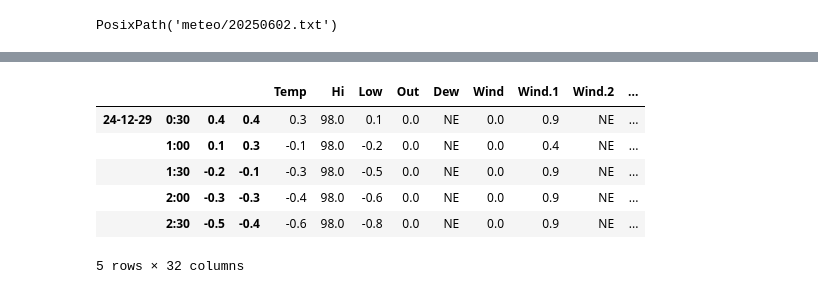
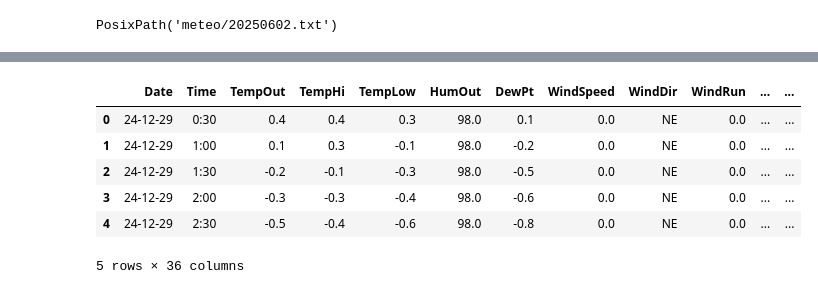
Before and after one commit to grzanka/hpda-2025, a Jupyter notebook: intro_dask.ipynb, the cells around one changed output, grey strips where cells are left out. Cells and saved outputs as stored; diff of their text form; code cells hidden in the pictures.

```diff
--- a/intro_dask.ipynb
+++ b/intro_dask.ipynb
@@ -116,15 +153,21 @@ df_all.plot.scatter(x='Temp',y='Wind.1')
 # %%
 # read all files using dask
-df_dask = dask.dataframe.read_csv(data_dir/"*.txt", sep='\s+', skiprows=[1,2], na_values = ['---', '------'], assume_missing=True)
+df_dask = dask.dataframe.read_csv(
+       data_dir/"*.txt", sep=r'\s+', names=columns, skiprows=3, na_values = ['---', '------'],
+       dtype={'HumIn': 'float64',
+              'HumOut': 'float64',
+              'SolarRad': 'float64',
+              'SolarRadHi': 'float64'}
+       )
 df_dask.head()
 # %% [output]
-|  |  |  |  | Temp | Hi | Low | Out | Dew | Wind | Wind.1 | Wind.2 | ... |
-| 24-12-29 | 0:30 | 0.4 | 0.4 | 0.3 | 98.0 | 0.1 | 0.0 | NE | 0.0 | 0.9 | NE | ... |
-|  | 1:00 | 0.1 | 0.3 | -0.1 | 98.0 | -0.2 | 0.0 | NE | 0.0 | 0.4 | NE | ... |
-|  | 1:30 | -0.2 | -0.1 | -0.3 | 98.0 | -0.5 | 0.0 | NE | 0.0 | 0.9 | NE | ... |
-|  | 2:00 | -0.3 | -0.3 | -0.4 | 98.0 | -0.6 | 0.0 | NE | 0.0 | 0.9 | NE | ... |
-|  | 2:30 | -0.5 | -0.4 | -0.6 | 98.0 | -0.8 | 0.0 | NE | 0.0 | 0.9 | NE | ... |
+|  | Date | Time | TempOut | TempHi | TempLow | HumOut | DewPt | WindSpeed | WindDir | WindRun | ... | ... |
+| 0 | 24-12-29 | 0:30 | 0.4 | 0.4 | 0.3 | 98.0 | 0.1 | 0.0 | NE | 0.0 | ... | ... |
+| 1 | 24-12-29 | 1:00 | 0.1 | 0.3 | -0.1 | 98.0 | -0.2 | 0.0 | NE | 0.0 | ... | ... |
+| 2 | 24-12-29 | 1:30 | -0.2 | -0.1 | -0.3 | 98.0 | -0.5 | 0.0 | NE | 0.0 | ... | ... |
+| 3 | 24-12-29 | 2:00 | -0.3 | -0.3 | -0.4 | 98.0 | -0.6 | 0.0 | NE | 0.0 | ... | ... |
+| 4 | 24-12-29 | 2:30 | -0.5 | -0.4 | -0.6 | 98.0 | -0.8 | 0.0 | NE | 0.0 | ... | ... |
-5 rows × 32 columns
+5 rows × 36 columns
 # %%
 df_dask.dtypes
 # %% [output]
```
Also changed, not shown: parts of 15 cells of this notebook.
